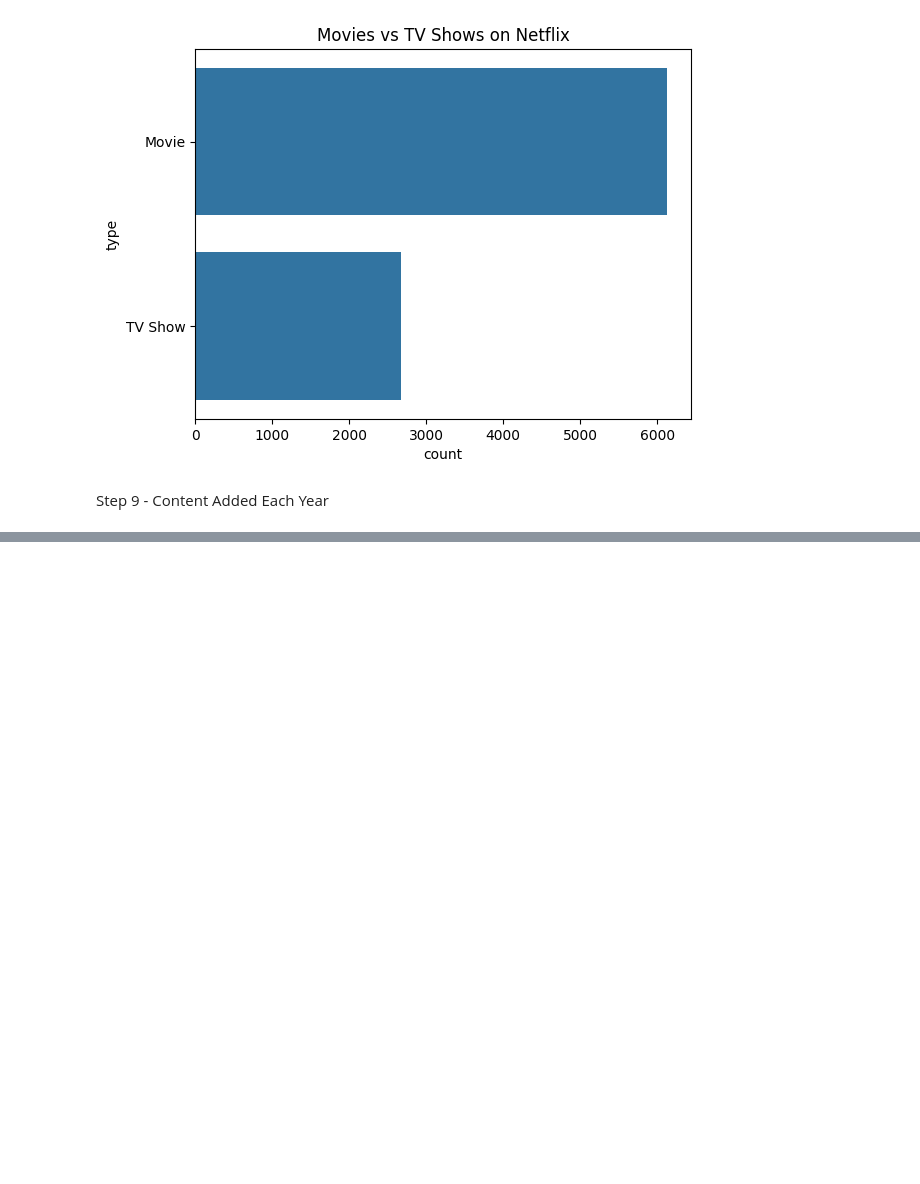
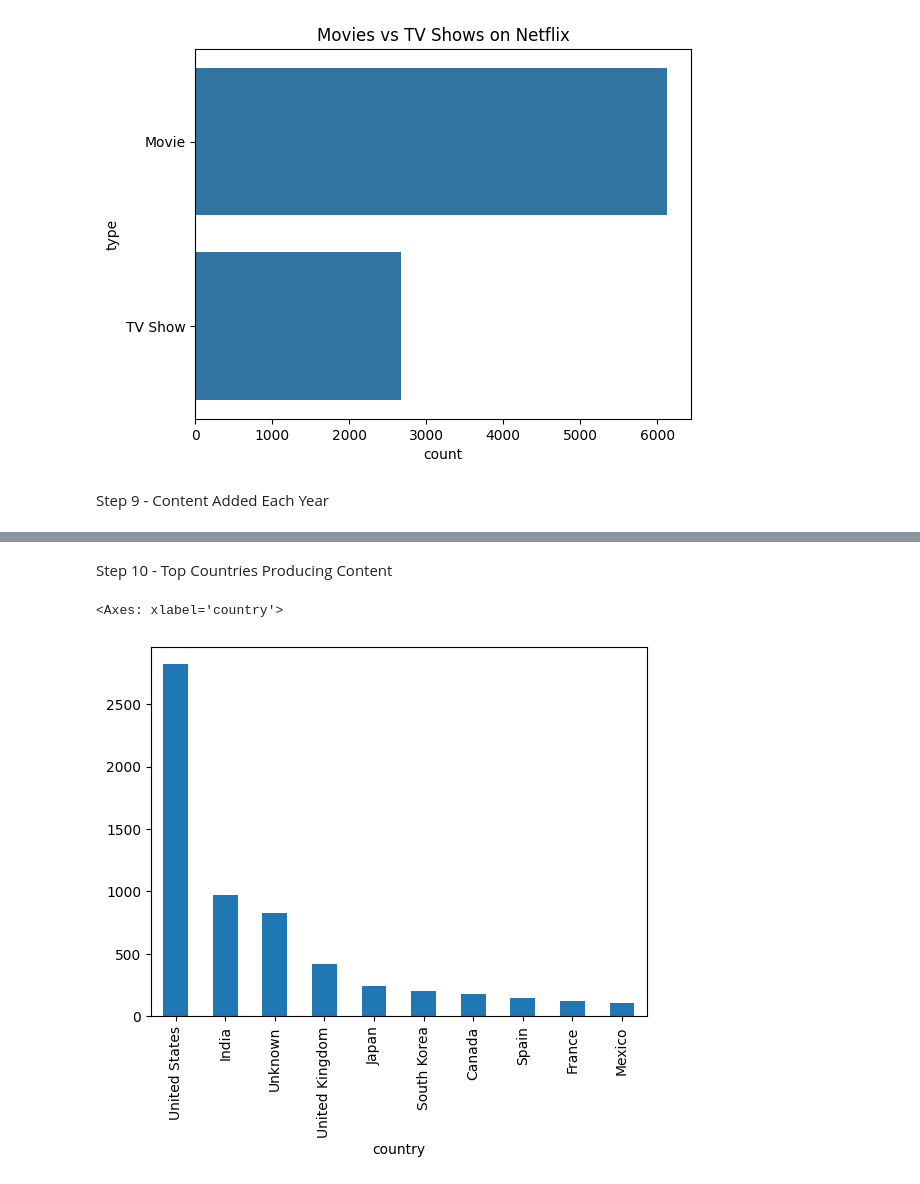
Before and after one commit to bhumipandey06/NetflixDAProject, a Jupyter notebook: Netflix DA Project.ipynb, the cells around one changed output, grey strips where cells are left out. Drawn from its saved outputs; the diff is of its cells as text; code cells hidden in the pictures; blank space fills up the shorter version.

```diff
--- a/Netflix DA Project.ipynb
+++ b/Netflix DA Project.ipynb
@@ -168,0 +156,8 @@ Name: count, dtype: int64
+# %% [markdown]
+Step 10 - Top Countries Producing Content
+# %%
+top_country = df['country'].value_counts().head(10)
+top_country.plot(kindx='bar')
+# %% [output]
+<Axes: xlabel='country'>
+[figure, added]
```
Also changed, not shown: parts of 1 cell of this notebook.
